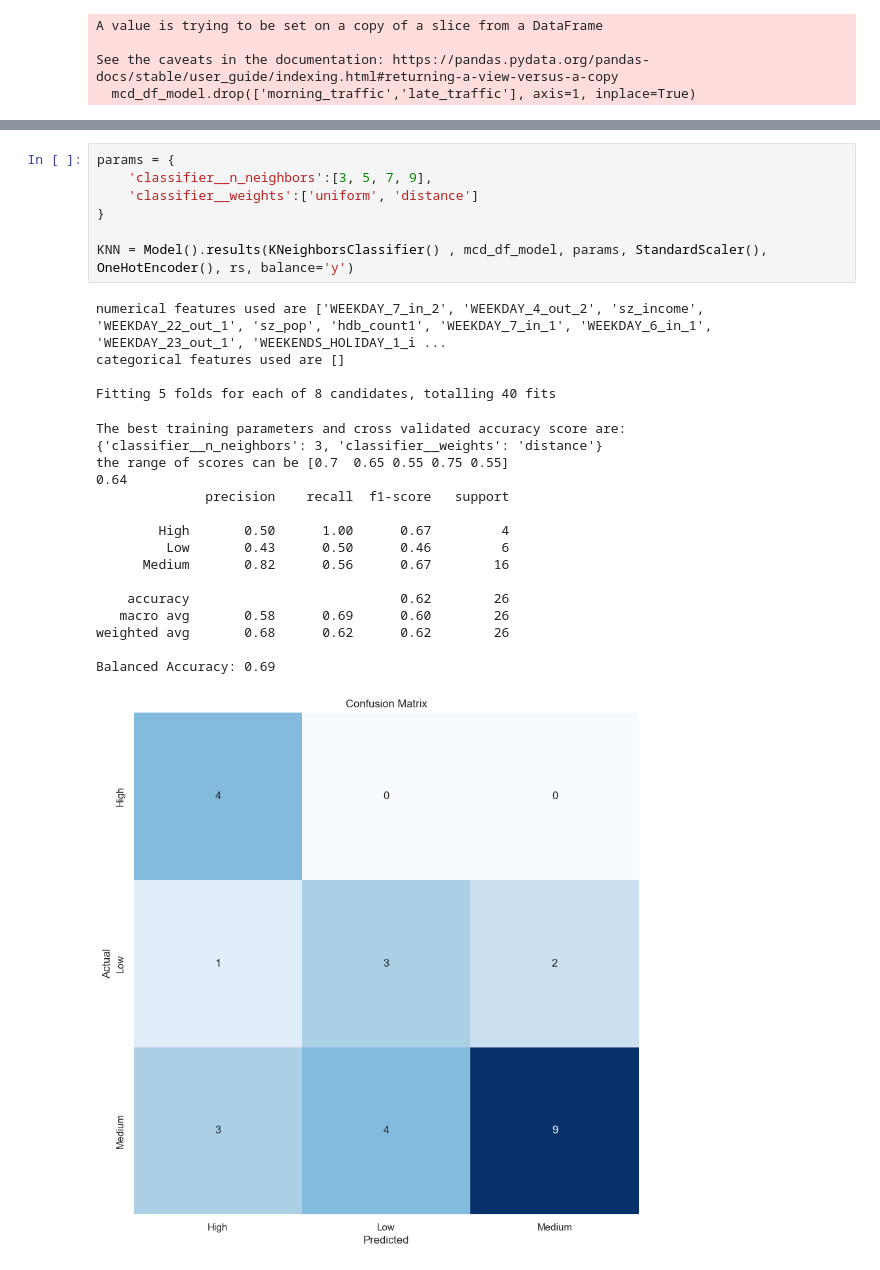
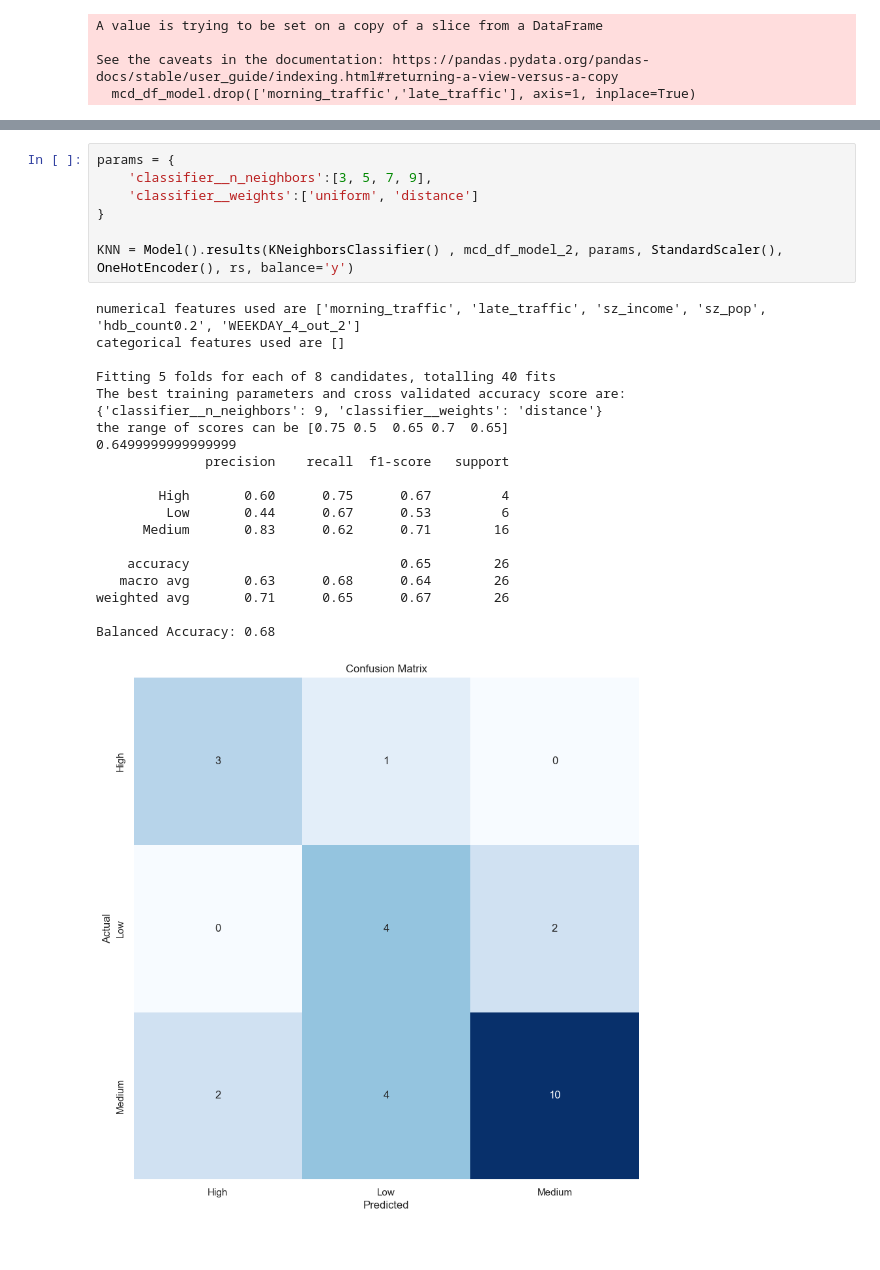
Before and after one commit to NicsLvl/McPredictor, a Jupyter notebook: mcd.ipynb, the cells around one changed output, grey strips where cells are left out. Drawn from its saved outputs; the diff is of its cells as text.

```diff
--- a/mcd.ipynb
+++ b/mcd.ipynb
@@ -2210,30 +2237,30 @@ Balanced Accuracy: 0.70
 # %%
 params = {
     'classifier__n_neighbors':[3, 5, 7, 9],
     'classifier__weights':['uniform', 'distance']
 }
 
-KNN = Model().results(KNeighborsClassifier() , mcd_df_model, params, StandardScaler(), OneHotEncoder(), rs, balance='y')
+KNN = Model().results(KNeighborsClassifier() , mcd_df_model_2, params, StandardScaler(), OneHotEncoder(), rs, balance='y')
 # %% [output]
-numerical features used are ['WEEKDAY_7_in_2', 'WEEKDAY_4_out_2', 'sz_income', 'WEEKDAY_22_out_1', 'sz_pop', 'hdb_count1', 'WEEKDAY_7_in_1', 'WEEKDAY_6_in_1', 'WEEKDAY_23_out_1', 'WEEKENDS_HOLIDAY_1_i ...
+numerical features used are ['morning_traffic', 'late_traffic', 'sz_income', 'sz_pop', 'hdb_count0.2', 'WEEKDAY_4_out_2']
 categorical features used are []
 
 Fitting 5 folds for each of 8 candidates, totalling 40 fits
+The best training parameters and cross validated accuracy score are:
+{'classifier__n_neighbors': 9, 'classifier__weights': 'distance'}
+the range of scores can be [0.75 0.5  0.65 0.7  0.65]
+0.6499999999999999
+              precision    recall  f1-score   support
+
+        High       0.60      0.75      0.67         4
+         Low       0.44      0.67      0.53         6
+      Medium       0.83      0.62      0.71        16
+
+    accuracy                           0.65        26
+   macro avg       0.63      0.68      0.64        26
+weighted avg       0.71      0.65      0.67        26
+
+Balanced Accuracy: 0.68
-The best training parameters and cross validated accuracy score are:
-{'classifier__n_neighbors': 3, 'classifier__weights': 'distance'}
-the range of scores can be [0.7  0.65 0.55 0.75 0.55]
-0.64
-              precision    recall  f1-score   support
-
-        High       0.50      1.00      0.67         4
-         Low       0.43      0.50      0.46         6
-      Medium       0.82      0.56      0.67        16
-
-    accuracy                           0.62        26
-   macro avg       0.58      0.69      0.60        26
-weighted avg       0.68      0.62      0.62        26
-
-Balanced Accuracy: 0.69
-[figure, old version]
+[figure, new version]
 # %%
 params = {
```
Also changed, not shown: parts of 9 cells of this notebook.
